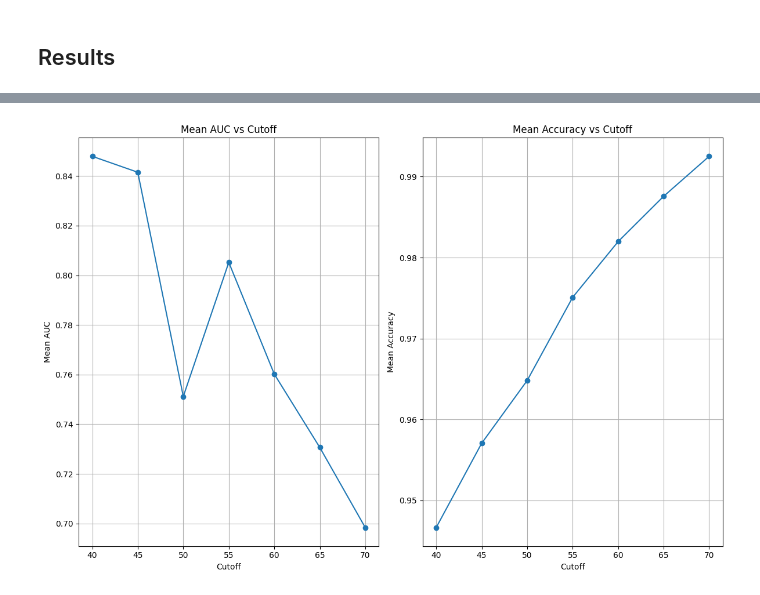
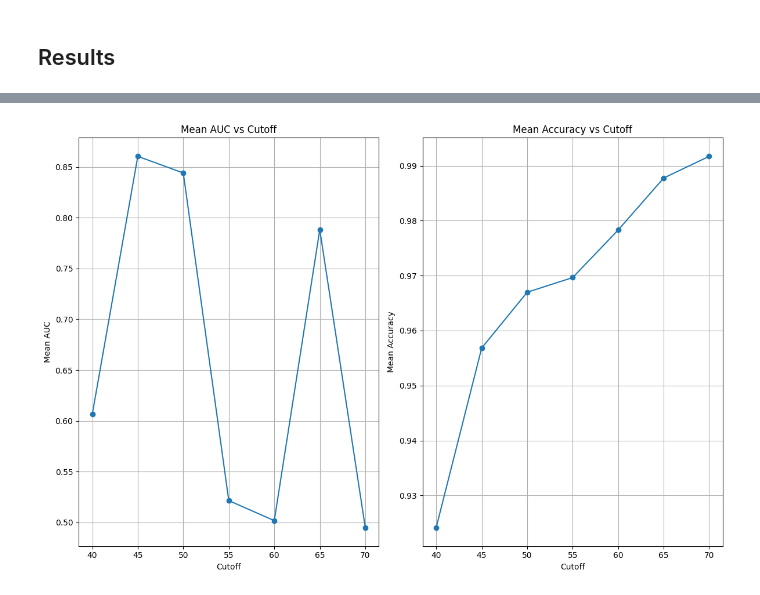
Before and after one commit to AlexanderBeck0/CS539-Final-Project, a Jupyter notebook: song_popularity.ipynb, the cells around one changed output, grey strips where cells are left out. Saved outputs shown, nothing was run; the diff lists cells and outputs as text; code cells hidden in the pictures.

```diff
--- a/song_popularity.ipynb
+++ b/song_popularity.ipynb
@@ -408,7 +408,7 @@ RESULTS_PICKLE_PATH = "results.pkl"
 if "results_df" in globals():
     # Save results_df
     with open(RESULTS_PICKLE_PATH, "wb") as results_file:
-        pickle.dump(tfidf_vectors, results_file)
+        pickle.dump(results_df, results_file)
 else:
     # Load the pickle
     try:
@@ -502,20 +501,20 @@ plt.show()
 # %%
 plt.figure(figsize=(12, 8))
 plt.subplot(1, 2, 1)
-results_df.groupby("cutoff")["auc"].mean().plot(kind="line", marker="o")
+results_df.groupby("cutoff")["auc"].min().plot(kind="line", marker="o")
 plt.xlabel("Cutoff")
 plt.ylabel("Mean AUC")
 plt.title("Mean AUC vs Cutoff")
 plt.grid(True)
 
 plt.subplot(1, 2, 2)
-results_df.groupby("cutoff")["accuracy"].mean().plot(kind="line", marker="o")
+results_df.groupby("cutoff")["accuracy"].min().plot(kind="line", marker="o")
 plt.xlabel("Cutoff")
 plt.ylabel("Mean Accuracy")
 plt.title("Mean Accuracy vs Cutoff")
 plt.grid(True)
 
 plt.tight_layout()
 plt.show()
 # %% [output]
-[figure, old version]
+[figure, new version]
```
Also changed, not shown: parts of 4 cells of this notebook.
